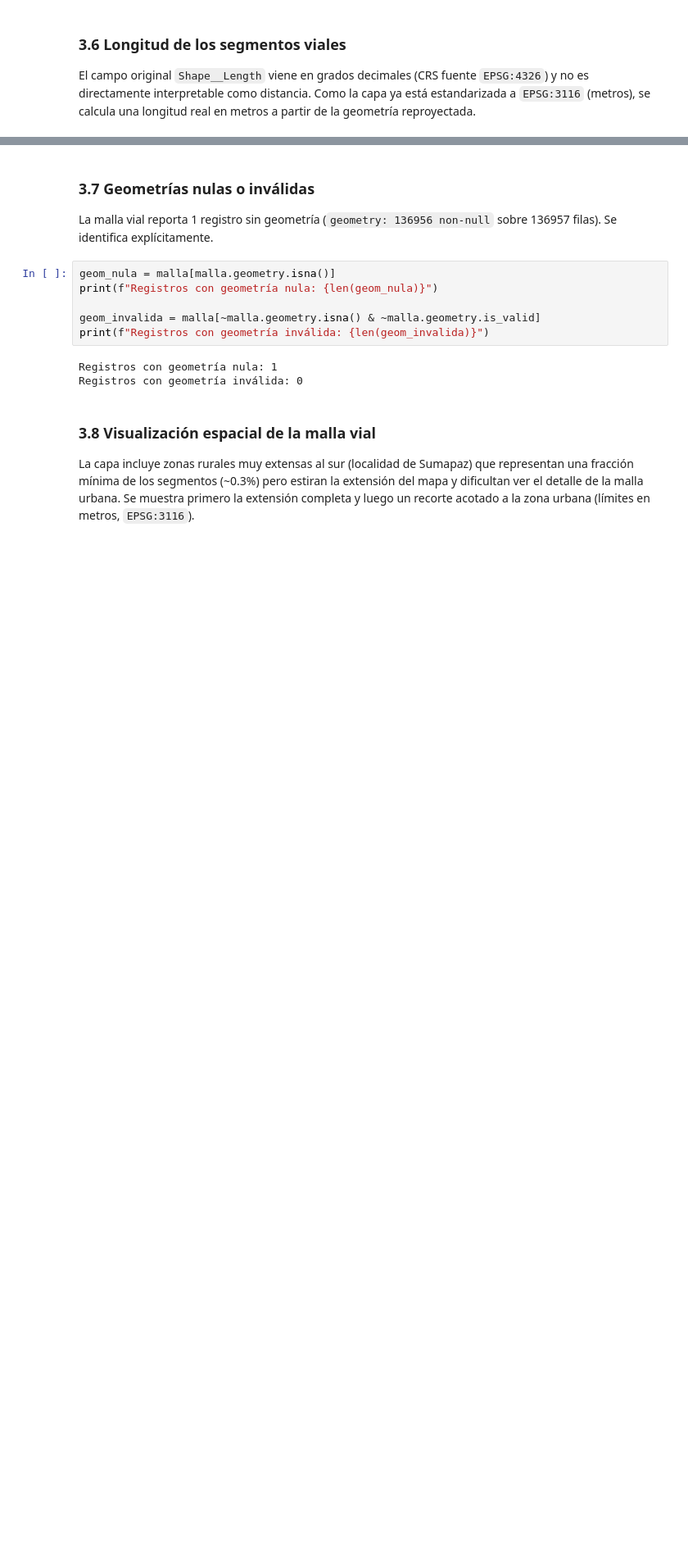
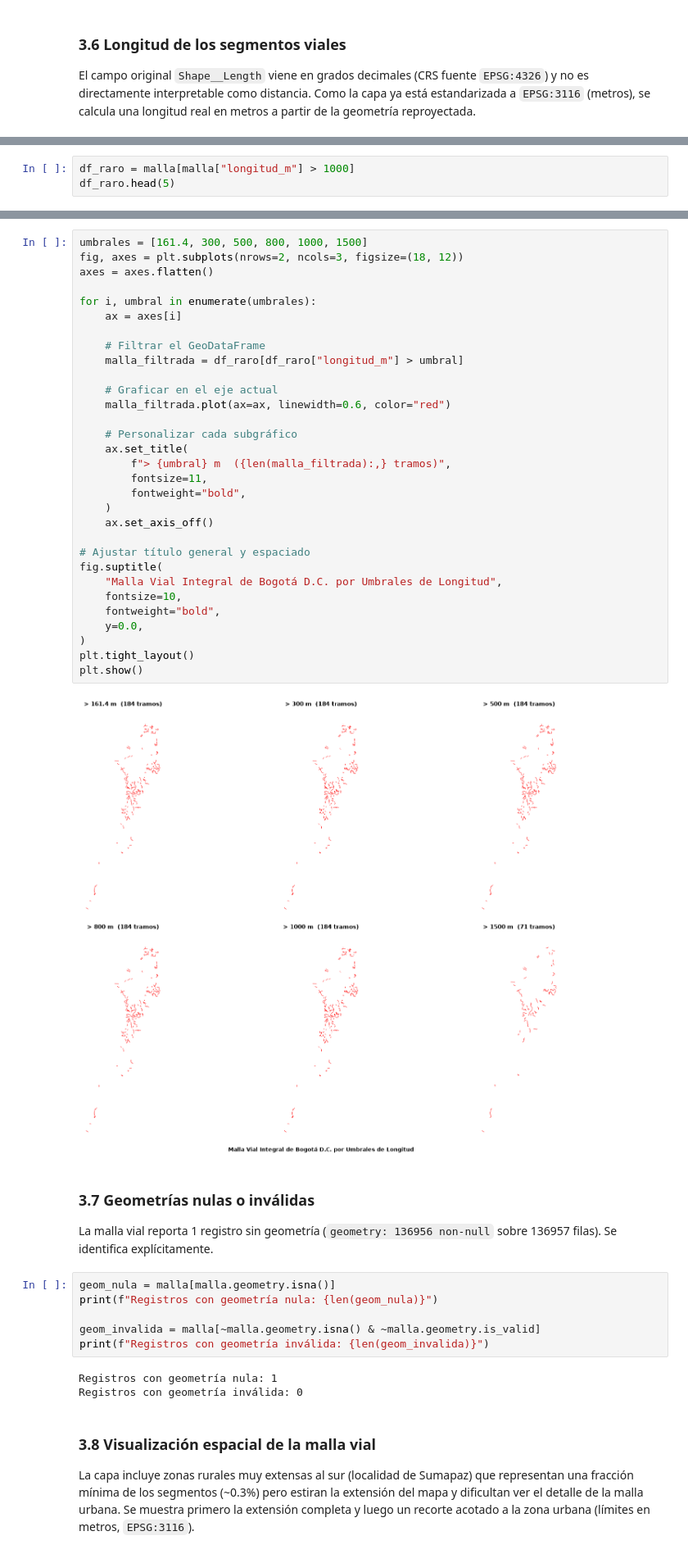
Before and after one commit to BryHerNi21/TT, a Jupyter notebook: EDA_Malla_Vial_Puentes_zona_urbana.ipynb, the cells around one changed output, grey strips where cells are left out. Shown at 82% size. Saved outputs shown, nothing was run; the diff lists cells and outputs as text; blank space fills up the shorter version.

```diff
--- a/EDA_Malla_Vial_Puentes_zona_urbana.ipynb
+++ b/EDA_Malla_Vial_Puentes_zona_urbana.ipynb
@@ -296,0 +391,3 @@ Name: longitud_m, dtype: float64
+# %%
+df_raro = malla[malla["longitud_m"] > 1000]
+df_raro.head(5)
@@ -297,3 +401,36 @@ Name: longitud_m, dtype: float64
+# %%
+umbrales = [161.4, 300, 500, 800, 1000, 1500]
+fig, axes = plt.subplots(nrows=2, ncols=3, figsize=(18, 12))
+axes = axes.flatten()
+
+for i, umbral in enumerate(umbrales):
+    ax = axes[i]
+
+    # Filtrar el GeoDataFrame
+    malla_filtrada = df_raro[df_raro["longitud_m"] > umbral]
+
+    # Graficar en el eje actual
+    malla_filtrada.plot(ax=ax, linewidth=0.6, color="red")
+
+    # Personalizar cada subgráfico
+    ax.set_title(
+        f"> {umbral} m  ({len(malla_filtrada):,} tramos)",
+        fontsize=11,
+        fontweight="bold",
+    )
+    ax.set_axis_off()
+
+# Ajustar título general y espaciado
+fig.suptitle(
+    "Malla Vial Integral de Bogotá D.C. por Umbrales de Longitud",
+    fontsize=10,
+    fontweight="bold",
+    y=0.0,
+)
+plt.tight_layout()
+plt.show()
+# %% [output]
+[figure, added]
 # %% [markdown]
 ### 3.7 Geometrías nulas o inválidas
 
```
Also changed, not shown: parts of 16 cells of this notebook, 6 other files.
